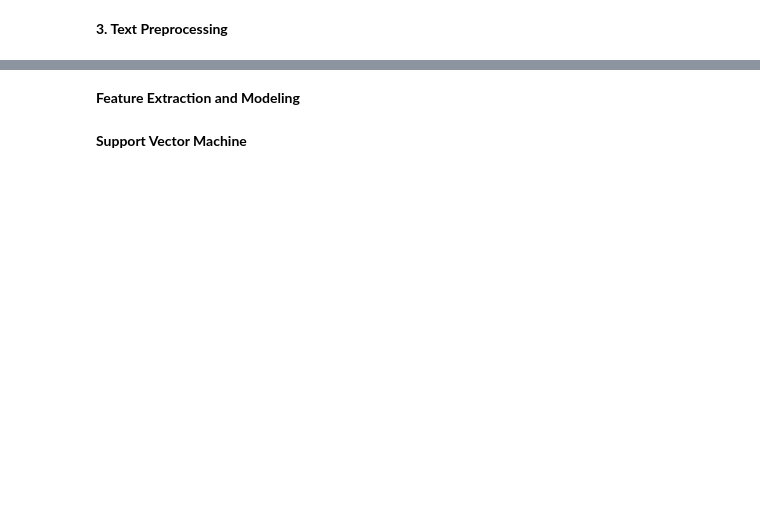
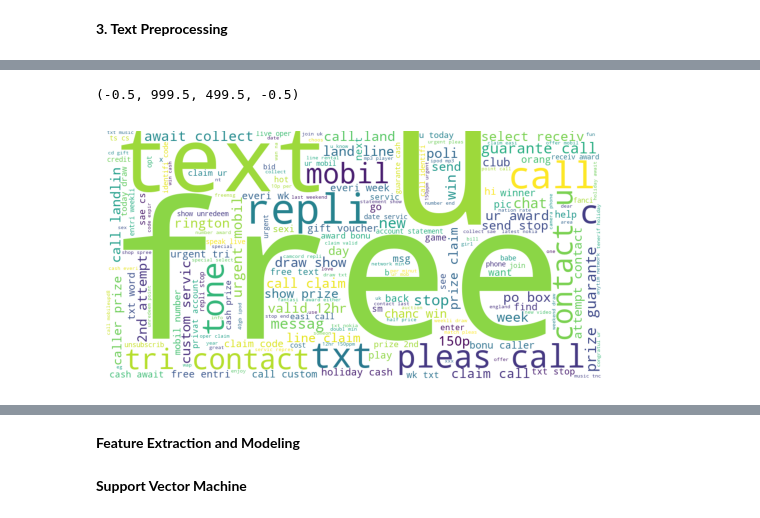
Before and after one commit to Kayosh-Raj-Pradhan/AI-Machine-Learning, a Jupyter notebook: sms_spam.ipynb, the cells around one changed output, grey strips where cells are left out. Saved outputs shown, nothing was run; the diff lists cells and outputs as text; code cells hidden in the pictures; blank space fills up the shorter version.

```diff
--- a/sms_spam.ipynb
+++ b/sms_spam.ipynb
@@ -7,2 +5,11 @@ df=pd.read_csv("spam.csv",encoding="latin-1")
+# %%
+df_original = pd.read_csv("spam.csv", encoding="latin-1")
+df_original = df_original[['v1', 'v2']]
+df_original.rename(columns={'v1': 'target', 'v2': 'text'}, inplace=True)
+
+df_additional = pd.read_csv("sms-spam-collection.csv")
+df_additional.rename(columns={'label': 'target', 'message': 'text'}, inplace=True)
+
+df = pd.concat([df_original, df_additional], ignore_index=True)
 # %%
 df.head()
@@ -15,4 +46,0 @@ df.info()
-# %%
-df.drop(columns=["Unnamed: 2","Unnamed: 3","Unnamed: 4"],inplace=True)
-# %%
-df.rename(columns={'v1':'target','v2':'text'},inplace=True)
@@ -118,6 +219,10 @@ wc=WordCloud(width=1000,height=500,min_font_size=10,background_color='white')
 # %%
 spam_wc=wc.generate(df[df['target']==1]['transformed_text'].str.cat(sep=" "))
 # %%
-plt.imshow(spam_wc)
+plt.imshow(spam_wc.to_image())
+plt.axis("off")
+# %% [output]
+(-0.5, 999.5, 499.5, -0.5)
+[figure, added]
 # %%
 ham_wc=wc.generate(df[df['target']==0]['transformed_text'].str.cat(sep=" "))
```
Also changed, not shown: parts of 34 cells of this notebook, 1 other file.
